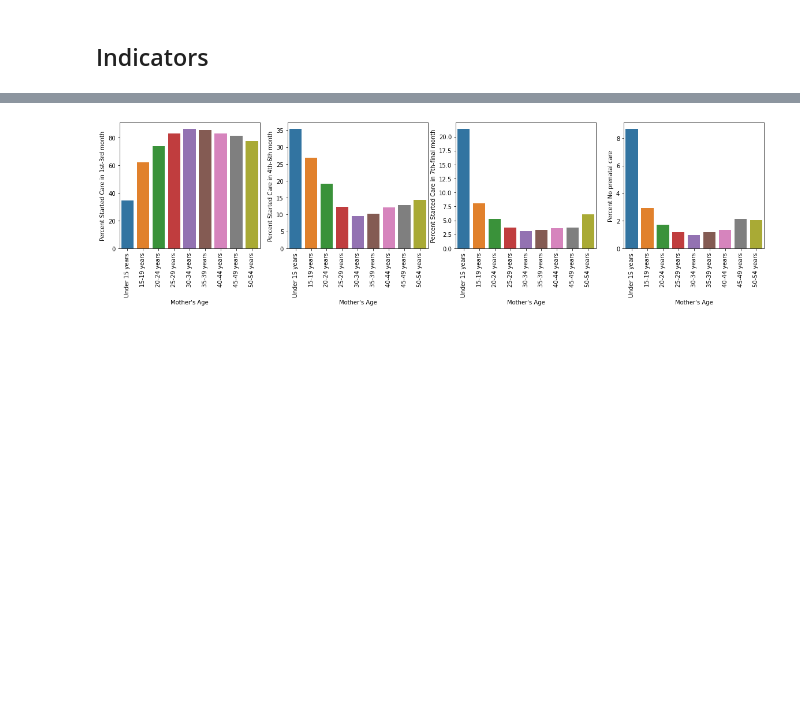
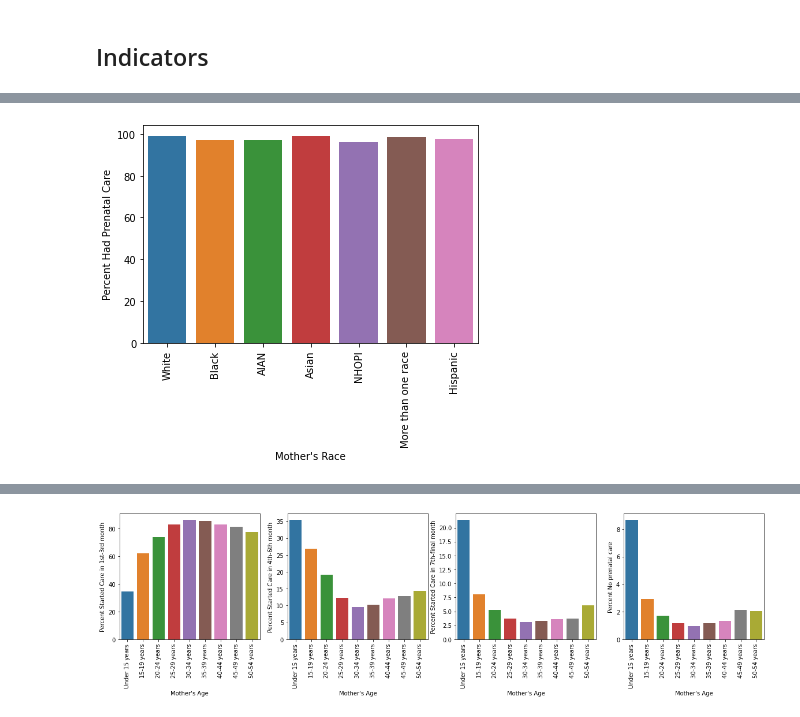
Before and after one commit to kels271828/ds4a, a Jupyter notebook: notebooks/natality_data.ipynb, the cells around one changed output, grey strips where cells are left out. Cells and saved outputs as stored; diff of their text form; code cells hidden in the pictures; blank space fills up the shorter version.

```diff
--- a/notebooks/natality_data.ipynb
+++ b/notebooks/natality_data.ipynb
@@ -109,0 +139,4 @@ df.hist(figsize=(12, 12));
+# %%
+plot_care('mracehisp', "Mother's Race", race_dict)
+# %% [output]
+[figure, added]
```
Also changed, not shown: parts of 41 cells of this notebook.
